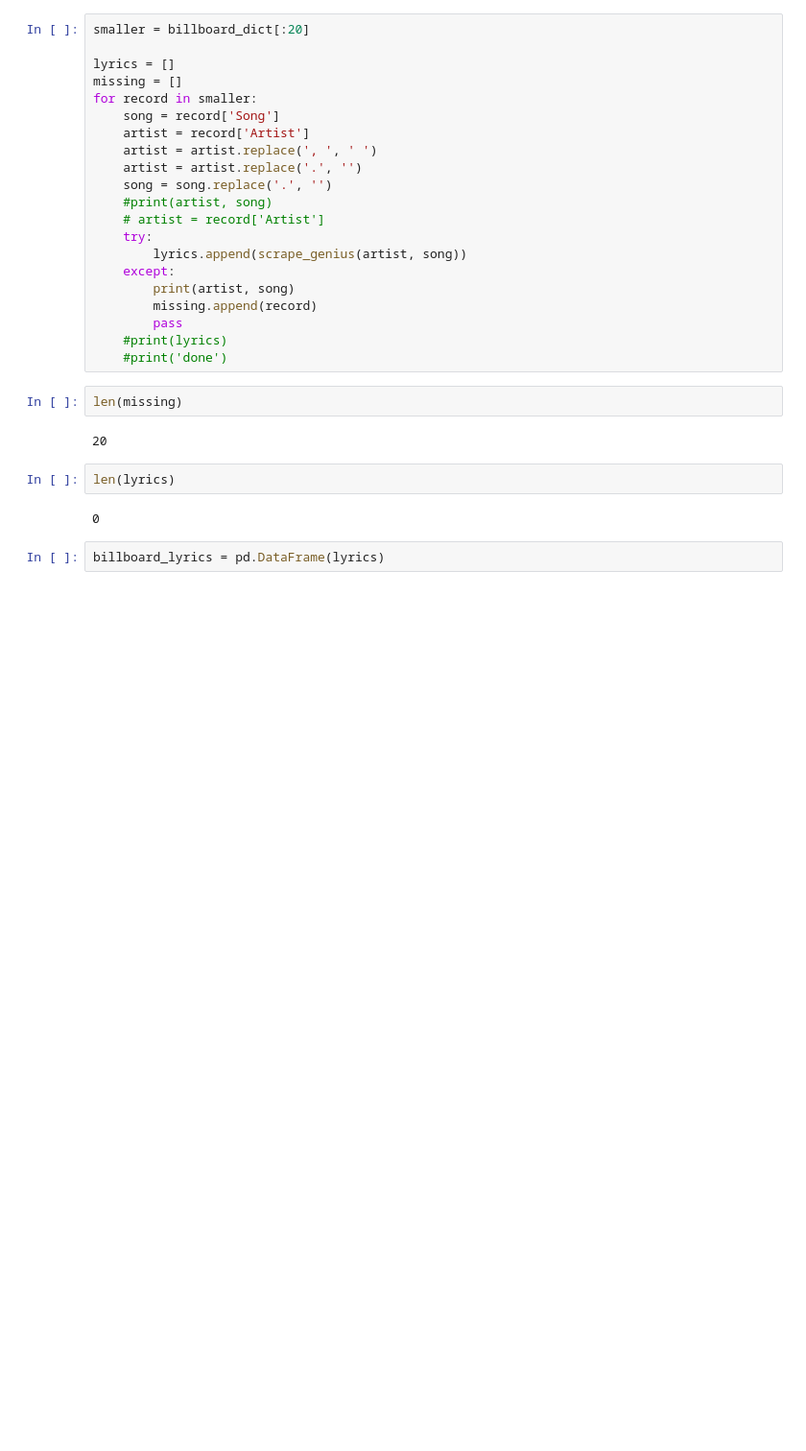
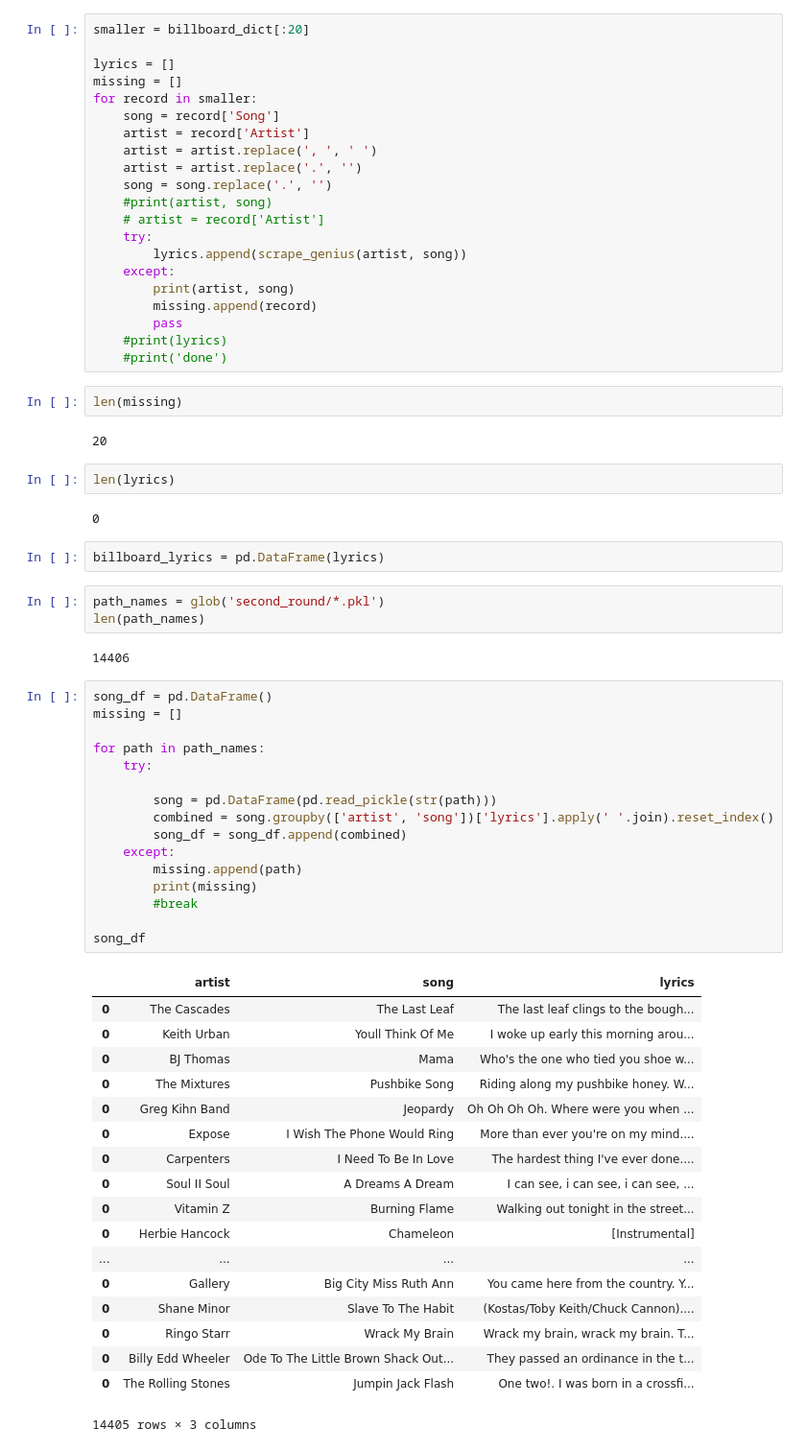
Before and after one commit to cjenniferwong/Metis_Project_4_Fletcher, a Jupyter notebook: Getting_song_lyrics_jennwong.ipynb, the cells around one changed output. Shown at 96% size. Saved outputs shown, nothing was run; the diff lists cells and outputs as text; blank space fills up the shorter version.

```diff
--- a/Getting_song_lyrics_jennwong.ipynb
+++ b/Getting_song_lyrics_jennwong.ipynb
@@ -200,3 +203,43 @@ len(lyrics)
 0
 # %%
 billboard_lyrics = pd.DataFrame(lyrics)
+# %%
+path_names = glob('second_round/*.pkl')
+len(path_names)
+# %% [output]
+14406
+# %%
+song_df = pd.DataFrame()
+missing = []
+
+for path in path_names:
+    try:
+
+        song = pd.DataFrame(pd.read_pickle(str(path)))
+        combined = song.groupby(['artist', 'song'])['lyrics'].apply(' '.join).reset_index()
+        song_df = song_df.append(combined)
+    except:
+        missing.append(path)
+        print(missing)
+        #break
+
+song_df
+# %% [output]
+|  | artist | song | lyrics |
+| 0 | The Cascades | The Last Leaf | The last leaf clings to the bough... |
+| 0 | Keith Urban | Youll Think Of Me | I woke up early this morning arou... |
+| 0 | BJ Thomas | Mama | Who's the one who tied you shoe w... |
+| 0 | The Mixtures | Pushbike Song | Riding along my pushbike honey. W... |
+| 0 | Greg Kihn Band | Jeopardy | Oh Oh Oh Oh. Where were you when ... |
+| 0 | Expose | I Wish The Phone Would Ring | More than ever you're on my mind.... |
+| 0 | Carpenters | I Need To Be In Love | The hardest thing I've ever done.... |
+| 0 | Soul II Soul | A Dreams A Dream | I can see, i can see, i can see, ... |
+| 0 | Vitamin Z | Burning Flame | Walking out tonight in the street... |
+| 0 | Herbie Hancock | Chameleon | [Instrumental] |
+| ... | ... | ... | ... |
+| 0 | Gallery | Big City Miss Ruth Ann | You came here from the country. Y... |
+| 0 | Shane Minor | Slave To The Habit | (Kostas/Toby Keith/Chuck Cannon).... |
+| 0 | Ringo Starr | Wrack My Brain | Wrack my brain, wrack my brain. T... |
+| 0 | Billy Edd Wheeler | Ode To The Little Brown Shack Out... | They passed an ordinance in the t... |
+| 0 | The Rolling Stones | Jumpin Jack Flash | One two!. I was born in a crossfi... |
+14405 rows × 3 columns
```
Also changed, not shown: parts of 11 cells of this notebook, 9 other files.
